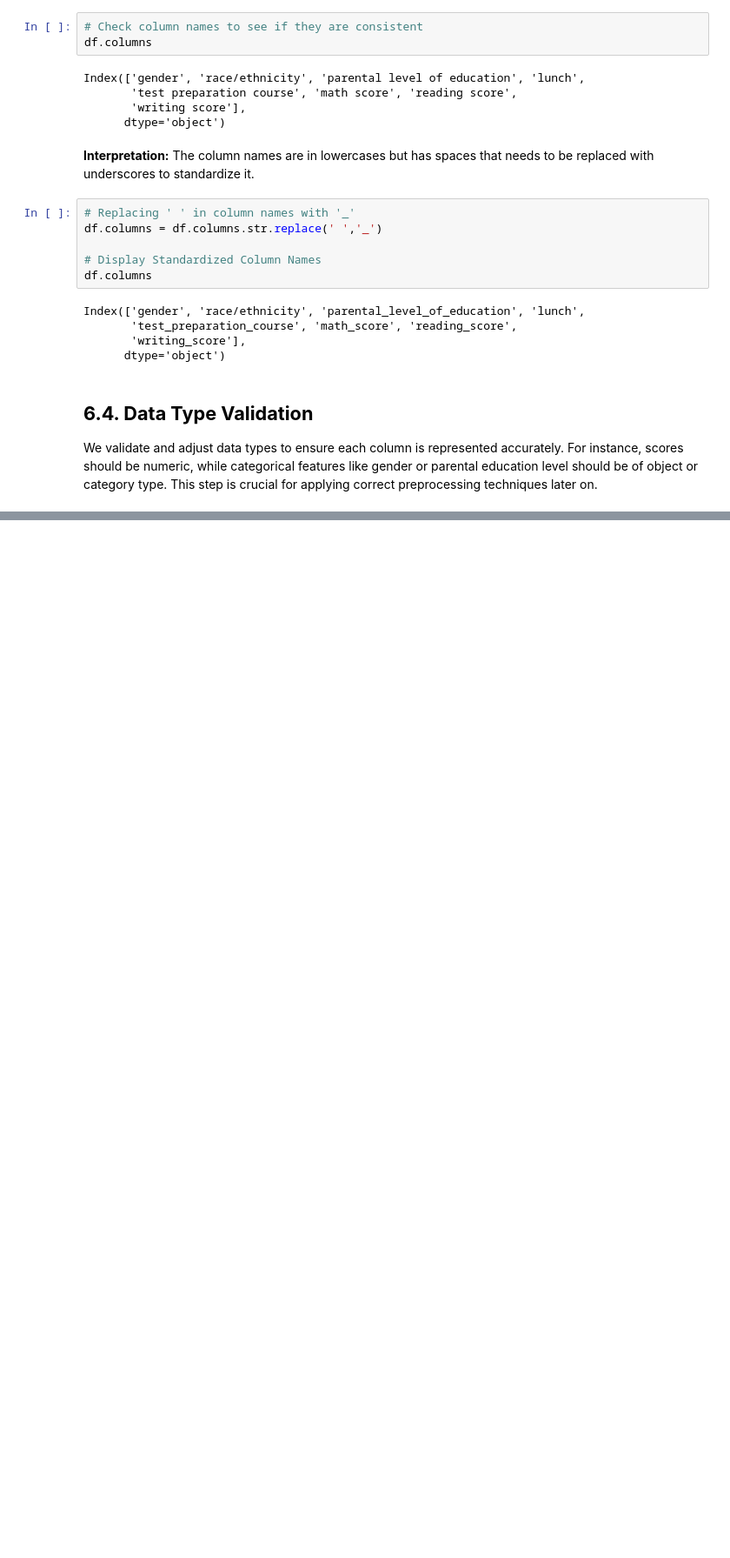
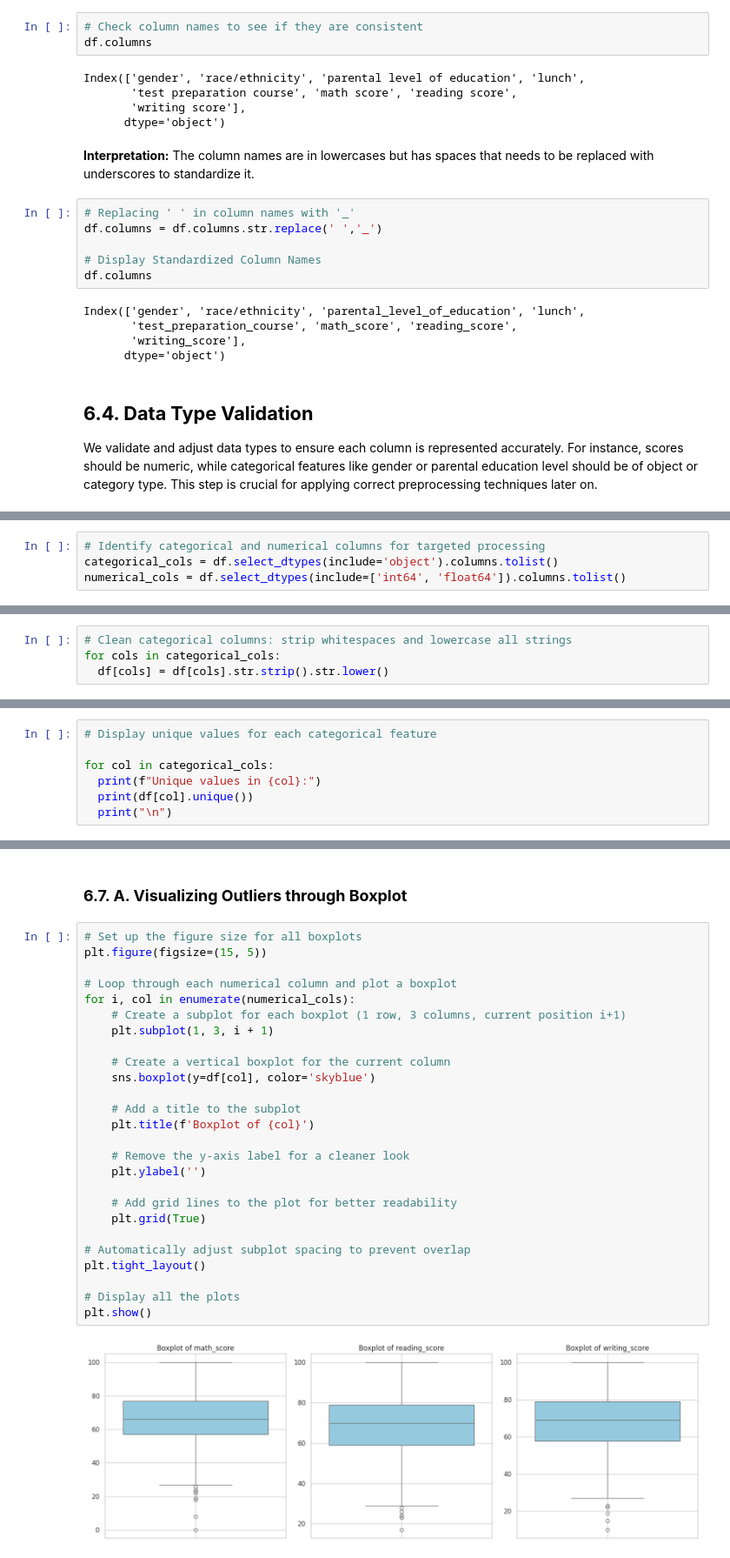
Before and after one commit to RidhimaJain/StudentPerformance-EDA, a Jupyter notebook: EDA_Student_Performance_Dataset.ipynb, the cells around one changed output, grey strips where cells are left out. Shown: that part at 87% size. Drawn from its saved outputs; the diff is of its cells as text; blank space fills up the shorter version.

```diff
--- a/EDA_Student_Performance_Dataset.ipynb
+++ b/EDA_Student_Performance_Dataset.ipynb
@@ -194,0 +195,4 @@ We examine categorical columns to understand their structure and fix any inconsi
+# %%
+# Identify categorical and numerical columns for targeted processing
+categorical_cols = df.select_dtypes(include='object').columns.tolist()
+numerical_cols = df.select_dtypes(include=['int64', 'float64']).columns.tolist()
@@ -194,0 +219,4 @@ We examine categorical columns to understand their structure and fix any inconsi
+# %%
+# Clean categorical columns: strip whitespaces and lowercase all strings
+for cols in categorical_cols:
+  df[cols] = df[cols].str.strip().str.lower()
@@ -194,0 +225,7 @@ We examine categorical columns to understand their structure and fix any inconsi
+# %%
+# Display unique values for each categorical feature
+
+for col in categorical_cols:
+  print(f"Unique values in {col}:")
+  print(df[col].unique())
+  print("\n")
@@ -194,0 +256,30 @@ We examine categorical columns to understand their structure and fix any inconsi
+# %% [markdown]
+### **6.7. A. Visualizing Outliers through Boxplot**
+# %%
+# Set up the figure size for all boxplots
+plt.figure(figsize=(15, 5))
+
+# Loop through each numerical column and plot a boxplot
+for i, col in enumerate(numerical_cols):
+    # Create a subplot for each boxplot (1 row, 3 columns, current position i+1)
+    plt.subplot(1, 3, i + 1)
+
+    # Create a vertical boxplot for the current column
+    sns.boxplot(y=df[col], color='skyblue')
+
+    # Add a title to the subplot
+    plt.title(f'Boxplot of {col}')
+
+    # Remove the y-axis label for a cleaner look
+    plt.ylabel('')
+
+    # Add grid lines to the plot for better readability
+    plt.grid(True)
+
+# Automatically adjust subplot spacing to prevent overlap
+plt.tight_layout()
+
+# Display all the plots
+plt.show()
+# %% [output]
+[figure, added]
```
Also changed, not shown: parts of 14 cells of this notebook.
